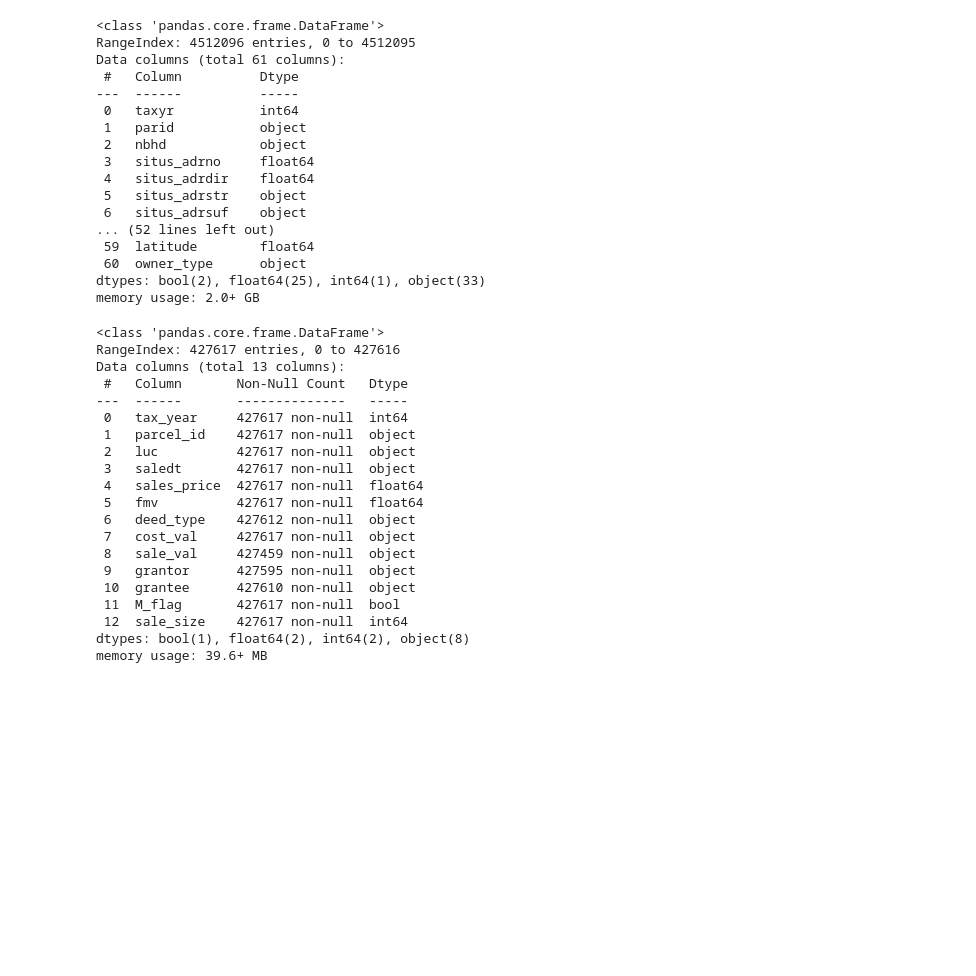
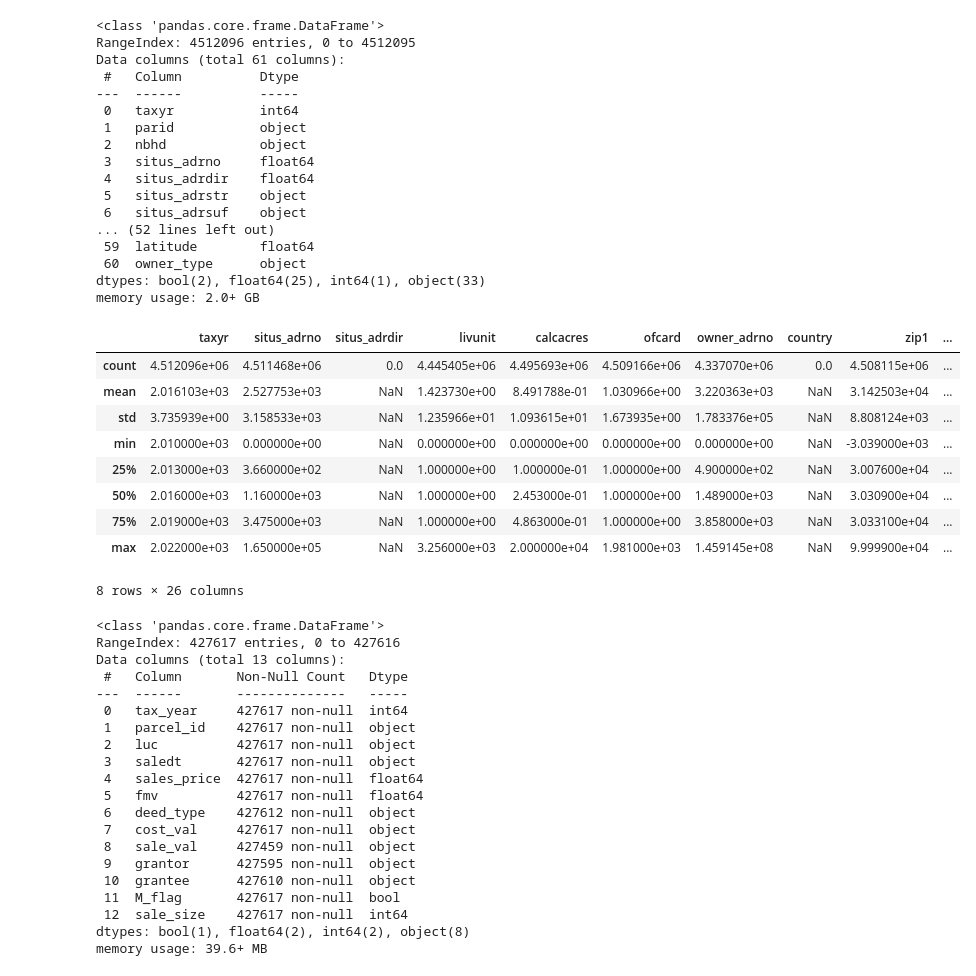
Before and after one commit to Urban-Research-Group/parcel-data-processor, a Jupyter notebook: code/fulton/sales_digest_fulton.ipynb, the cells around one changed output. Saved outputs shown, nothing was run; the diff lists cells and outputs as text; code cells hidden in the pictures; blank space fills up the shorter version.

```diff
--- a/code/fulton/sales_digest_fulton.ipynb
+++ b/code/fulton/sales_digest_fulton.ipynb
@@ -45,6 +45,19 @@ Data columns (total 61 columns):
  60  owner_type      object
 dtypes: bool(2), float64(25), int64(1), object(33)
 memory usage: 2.0+ GB
+# %%
+digest_df.describe()
+# %% [output]
+|  | taxyr | situs_adrno | situs_adrdir | livunit | calcacres | ofcard | owner_adrno | country | zip1 | ... |
+| count | 4.512096e+06 | 4.511468e+06 | 0.0 | 4.445405e+06 | 4.495693e+06 | 4.509166e+06 | 4.337070e+06 | 0.0 | 4.508115e+06 | ... |
+| mean | 2.016103e+03 | 2.527753e+03 | NaN | 1.423730e+00 | 8.491788e-01 | 1.030966e+00 | 3.220363e+03 | NaN | 3.142503e+04 | ... |
+| std | 3.735939e+00 | 3.158533e+03 | NaN | 1.235966e+01 | 1.093615e+01 | 1.673935e+00 | 1.783376e+05 | NaN | 8.808124e+03 | ... |
+| min | 2.010000e+03 | 0.000000e+00 | NaN | 0.000000e+00 | 0.000000e+00 | 0.000000e+00 | 0.000000e+00 | NaN | -3.039000e+03 | ... |
+| 25% | 2.013000e+03 | 3.660000e+02 | NaN | 1.000000e+00 | 1.000000e-01 | 1.000000e+00 | 4.900000e+02 | NaN | 3.007600e+04 | ... |
+| 50% | 2.016000e+03 | 1.160000e+03 | NaN | 1.000000e+00 | 2.453000e-01 | 1.000000e+00 | 1.489000e+03 | NaN | 3.030900e+04 | ... |
+| 75% | 2.019000e+03 | 3.475000e+03 | NaN | 1.000000e+00 | 4.863000e-01 | 1.000000e+00 | 3.858000e+03 | NaN | 3.033100e+04 | ... |
+| max | 2.022000e+03 | 1.650000e+05 | NaN | 3.256000e+03 | 2.000000e+04 | 1.981000e+03 | 1.459145e+08 | NaN | 9.999900e+04 | ... |
+8 rows × 26 columns
 # %%
 sales_df = pd.read_csv(SALES_PATH, low_memory=False)
 # %%
```
Also changed, not shown: parts of 21 cells of this notebook, 4 other files.
